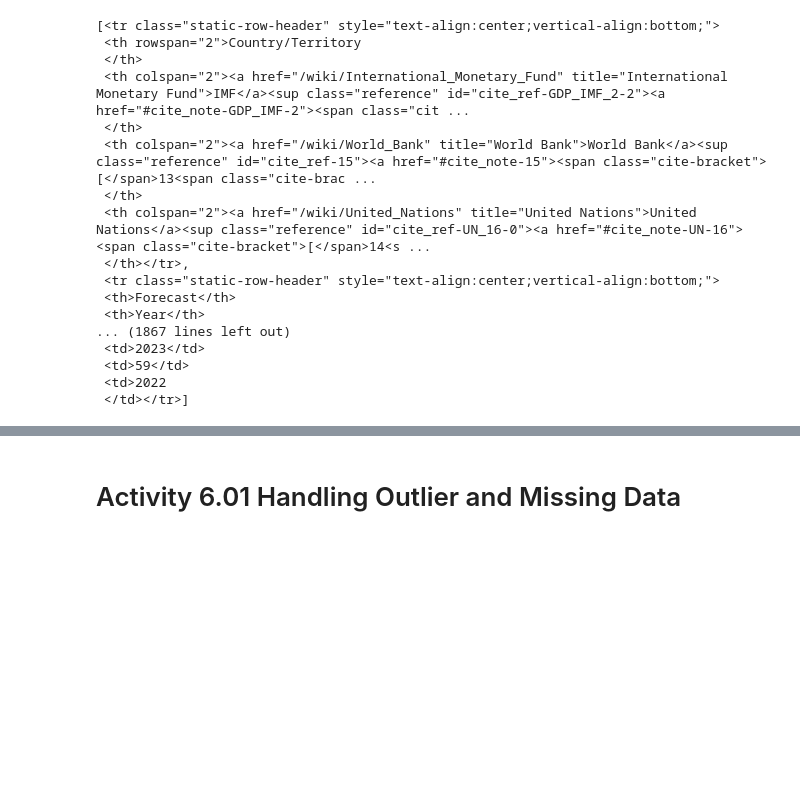
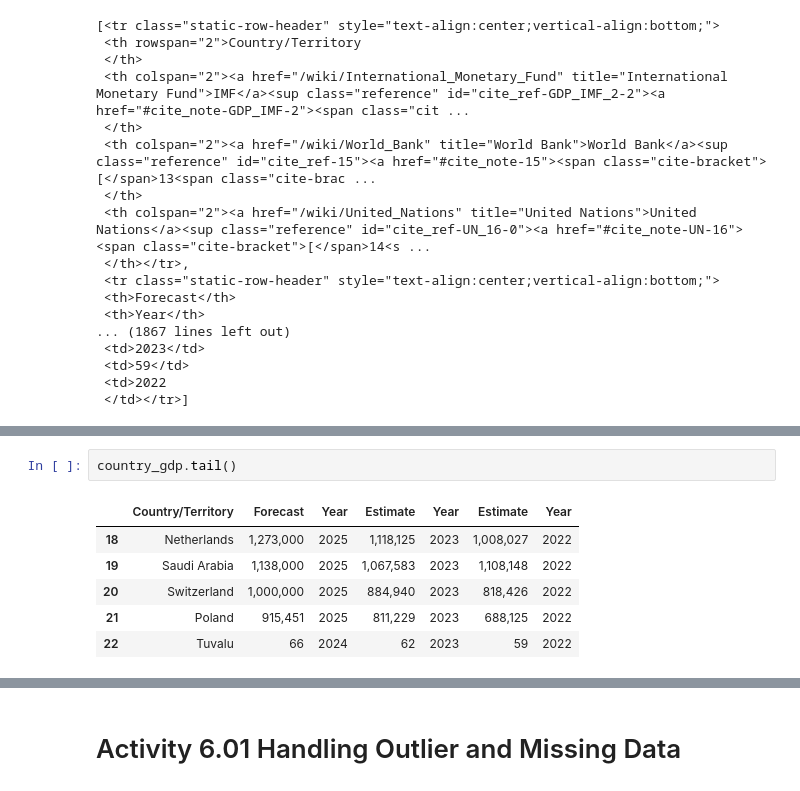
Before and after one commit to MWPerrineJr/data-prep, a Jupyter notebook: Week 5-6 Assignment.ipynb, the cells around one changed output, grey strips where cells are left out. Saved outputs shown, nothing was run; the diff lists cells and outputs as text; blank space fills up the shorter version.

```diff
--- a/Week 5-6 Assignment.ipynb
+++ b/Week 5-6 Assignment.ipynb
@@ -159,0 +162,9 @@ print (individual_row_data)
+# %%
+country_gdp.tail()
+# %% [output]
+|  | Country/Territory | Forecast | Year | Estimate | Year | Estimate | Year |
+| 18 | Netherlands | 1,273,000 | 2025 | 1,118,125 | 2023 | 1,008,027 | 2022 |
+| 19 | Saudi Arabia | 1,138,000 | 2025 | 1,067,583 | 2023 | 1,108,148 | 2022 |
+| 20 | Switzerland | 1,000,000 | 2025 | 884,940 | 2023 | 818,426 | 2022 |
+| 21 | Poland | 915,451 | 2025 | 811,229 | 2023 | 688,125 | 2022 |
+| 22 | Tuvalu | 66 | 2024 | 62 | 2023 | 59 | 2022 |
```
Also changed, not shown: parts of 8 cells of this notebook.
